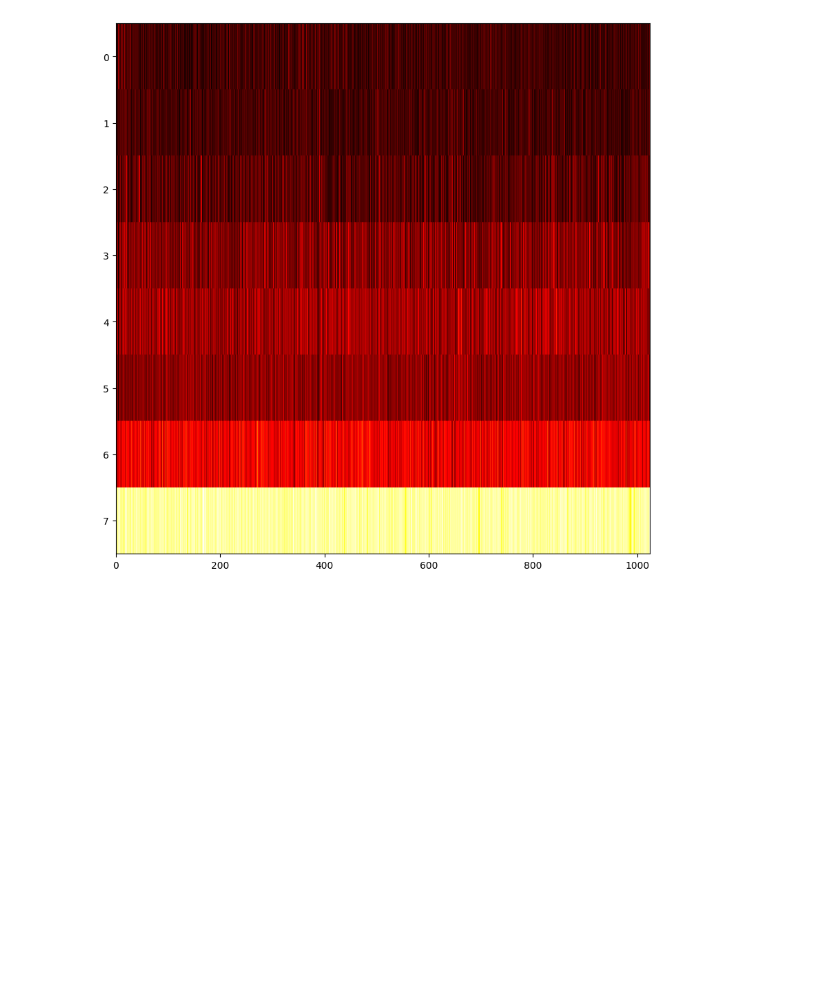
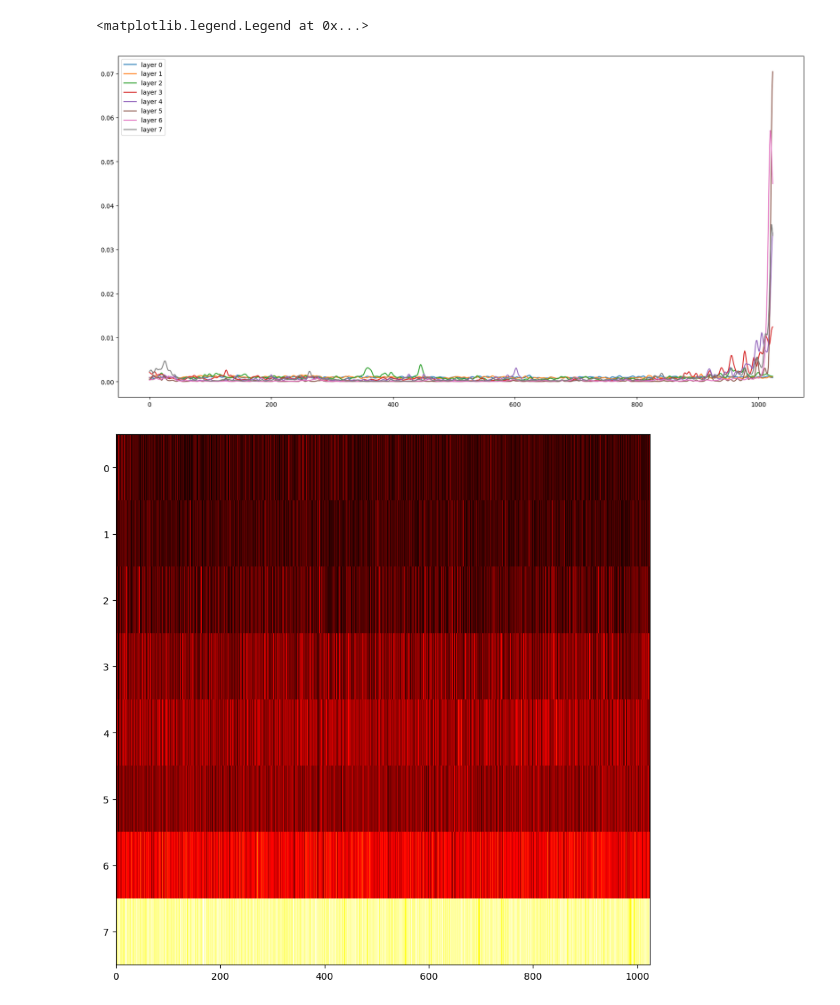
Before and after one commit to zaydzuhri/moreformers, a Jupyter notebook: visualize.ipynb, the cells around one changed output. Drawn from its saved outputs; the diff is of its cells as text; code cells hidden in the pictures; blank space fills up the shorter version.

```diff
--- a/visualize.ipynb
+++ b/visualize.ipynb
@@ -40,3 +53,20 @@ for i in random_batches:
+# %%
+# we want to visualize the distribution of attention at every layer, but only at the last token position
+# graph all the distributions in one plot
+plt.figure(figsize=(20, 10))
+layers = [0, 1, 2, 3, 4, 5, 6, 7]
+for i in layers:
+    mat = data[i]['att_matrix'][0, 0, -1, :]
+    # need to scale down the more extreme values to see the rest of the data
+    mat = np.clip(mat, 0, 0.1)
+    # smoothen the distribution so it looks like one curve using a gaussian filter
+    mat = gaussian_filter1d(mat, sigma=2)
+
+    plt.plot(mat, label='layer {}'.format(i))
+plt.legend()
+# %% [output]
+<matplotlib.legend.Legend at 0x...>
+[figure, added]
 # %%
 log_file = open('logs/llama_log.pkl', 'rb') # open the file in read binary mode
 data = []
```
Also changed, not shown: parts of 4 cells of this notebook, 6 other files.
